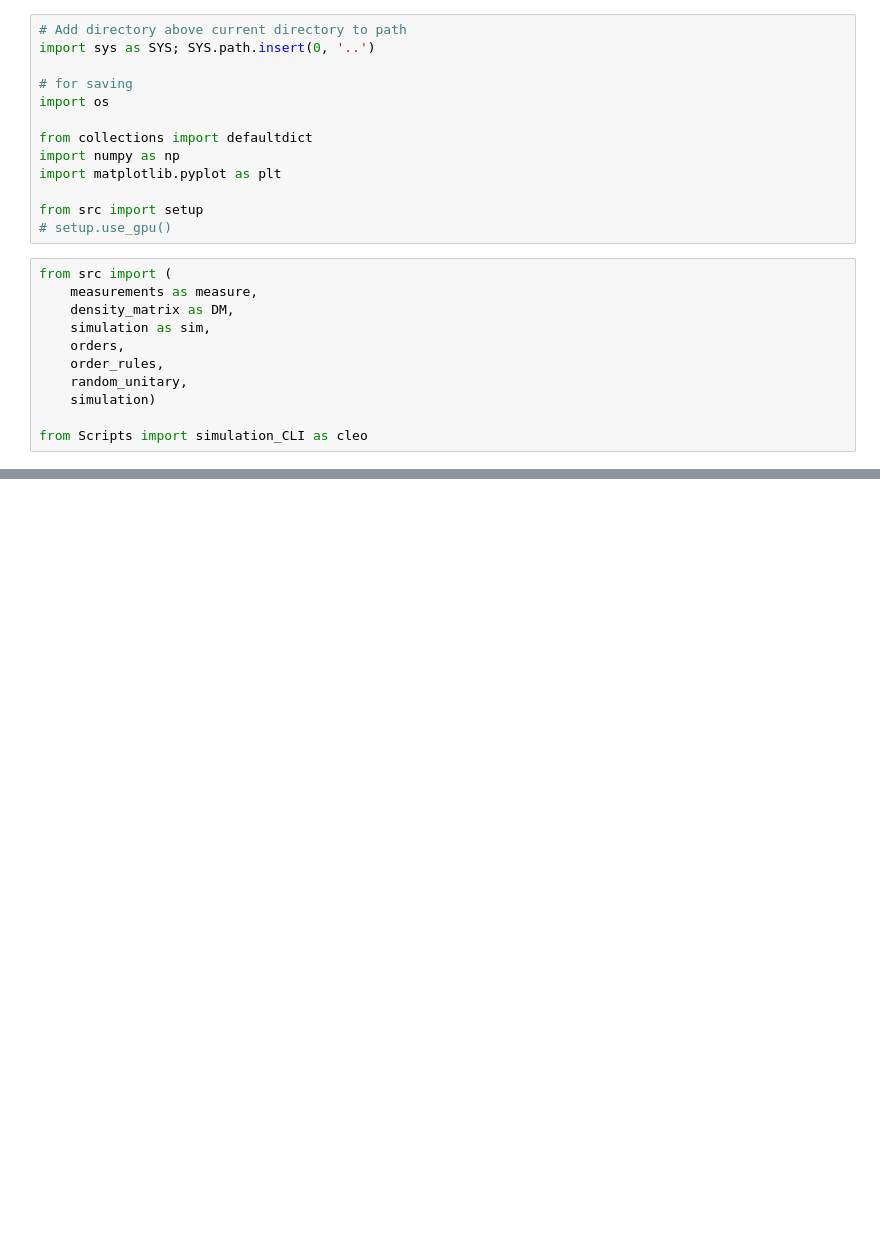
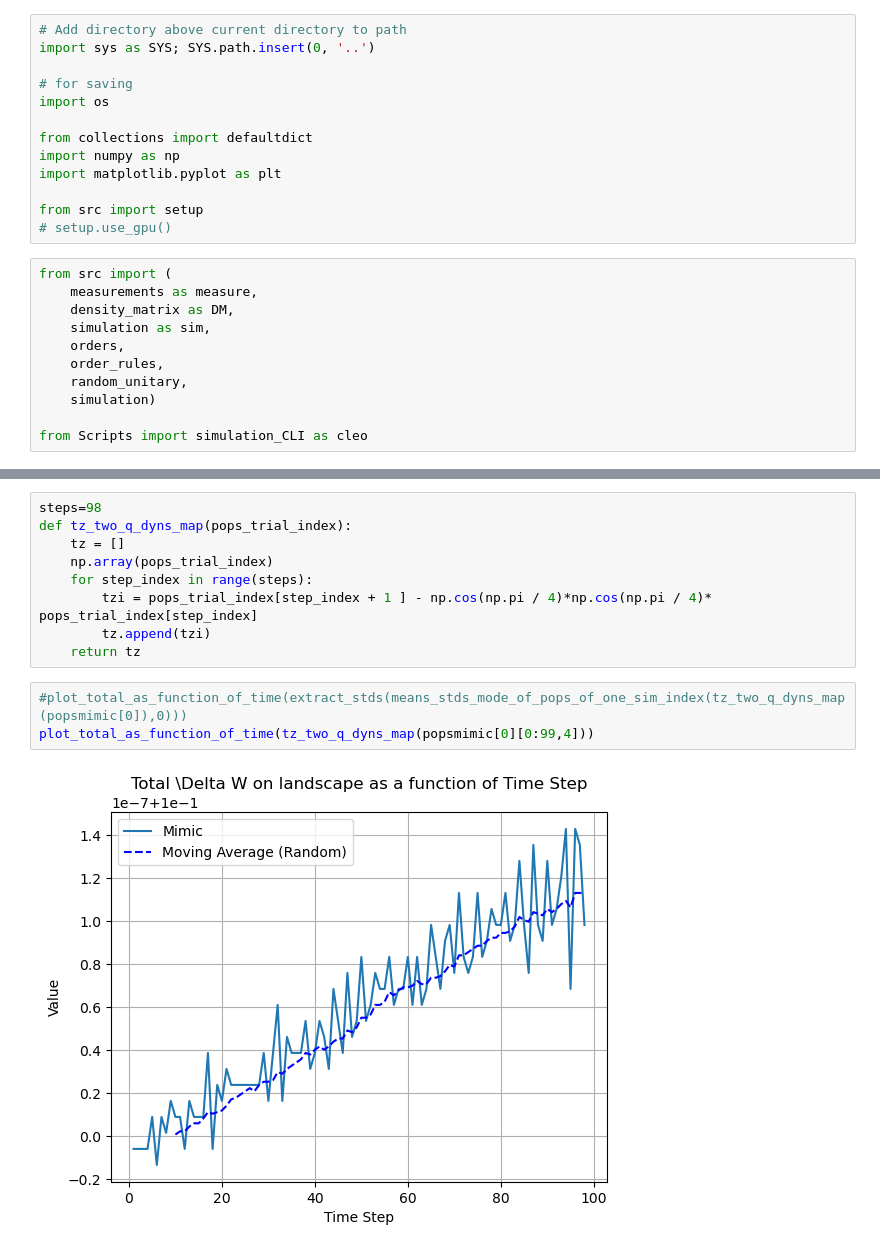
Before and after one commit to jacksonhenry3/Qnibble, a Jupyter notebook: Notebooks/Mimic_Rule.ipynb, the cells around one changed output, grey strips where cells are left out. Cells and saved outputs as stored; diff of their text form; blank space fills up the shorter version.

```diff
--- a/Notebooks/Mimic_Rule.ipynb
+++ b/Notebooks/Mimic_Rule.ipynb
@@ -335,0 +379,14 @@ def mimic(past_order, prev_pops, pops, connectivity, sub_unitary):
+# %%
+steps=98
+def tz_two_q_dyns_map(pops_trial_index):
+    tz = []
+    np.array(pops_trial_index)
+    for step_index in range(steps):
+        tzi = pops_trial_index[step_index + 1 ] - np.cos(np.pi / 4)*np.cos(np.pi / 4)* pops_trial_index[step_index]
+        tz.append(tzi)
+    return tz
+# %%
+#plot_total_as_function_of_time(extract_stds(means_stds_mode_of_pops_of_one_sim_index(tz_two_q_dyns_map(popsmimic[0]),0)))
+plot_total_as_function_of_time(tz_two_q_dyns_map(popsmimic[0][0:99,4]))
+# %% [output]
+[figure, added]
```
Also changed, not shown: parts of 26 cells of this notebook, 3 other files.
